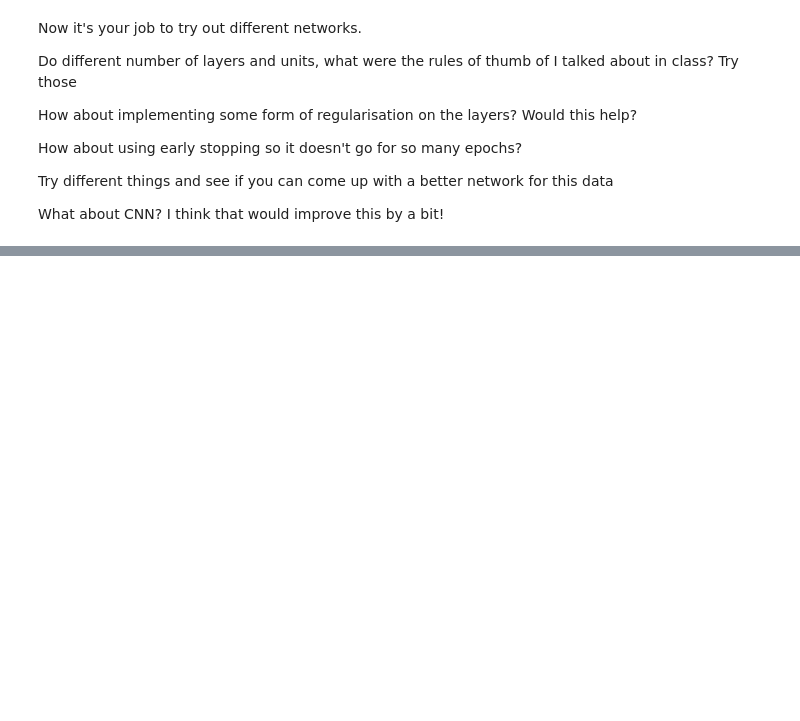
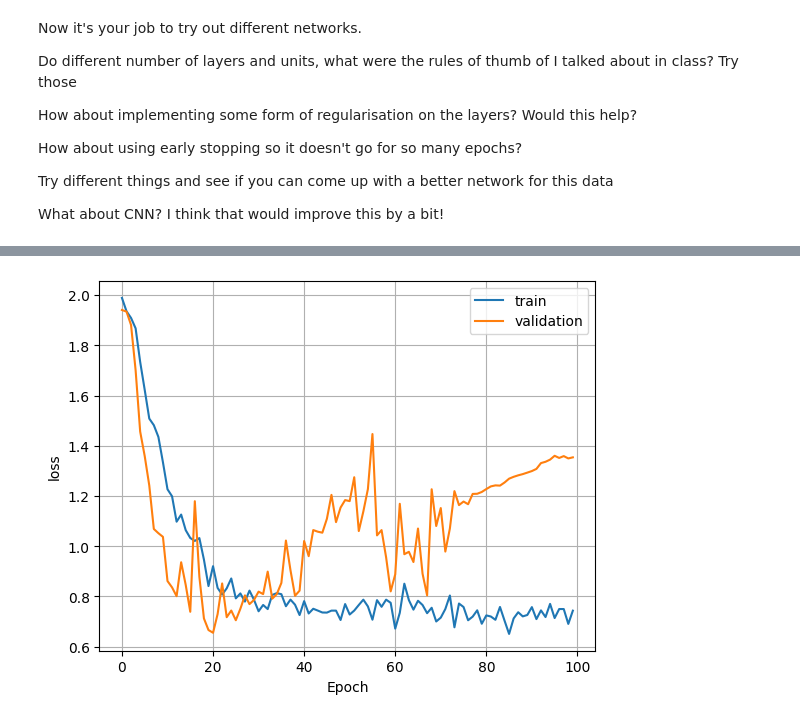
Before and after one commit to ShanewalshGit/UIDevLab9, a Jupyter notebook: Classification People Tensorflow.ipynb, the cells around one changed output, grey strips where cells are left out. Drawn from its saved outputs; the diff is of its cells as text; code cells hidden in the pictures; blank space fills up the shorter version.

```diff
--- a/Classification People Tensorflow.ipynb
+++ b/Classification People Tensorflow.ipynb
@@ -165,0 +232,26 @@ model.add(tf.keras.layers.Dense(100,activation='relu'))
+# %%
+# Add channel dimension to input data
+X_train = np.expand_dims(X_train, axis=-1)
+X_test = np.expand_dims(X_test, axis=-1)
+
+model = tf.keras.models.Sequential()
+model.add(tf.keras.layers.Conv2D(32, (3, 3), activation='relu', input_shape=(X_train.shape[1], X_train.shape[2], 1)))
+model.add(tf.keras.layers.MaxPooling2D((2, 2)))
+model.add(tf.keras.layers.Conv2D(64, (3, 3), activation='relu'))
+model.add(tf.keras.layers.MaxPooling2D((2, 2)))
+model.add(tf.keras.layers.Conv2D(64, (3, 3), activation='relu'))
+model.add(tf.keras.layers.Flatten())
+model.add(tf.keras.layers.Dense(64, activation='relu'))
+model.add(tf.keras.layers.Dense(numberofclasses))
+model.add(tf.keras.layers.Dropout(0.5))
+
+model.compile(
+    optimizer=tf.keras.optimizers.Adam(0.001),
+    loss=tf.keras.losses.SparseCategoricalCrossentropy(from_logits=True),
+    metrics=['accuracy'],
+)
+history = model.fit(X_train, y_train, epochs=100, validation_split=0.2)
+model.evaluate(X_test, y_test)
+
+plot_loss(history)
+# %% [output]
@@ -165,0 +275 @@ model.add(tf.keras.layers.Dense(100,activation='relu'))
+[figure, added]
```
Also changed, not shown: parts of 10 cells of this notebook, 1 other file.
